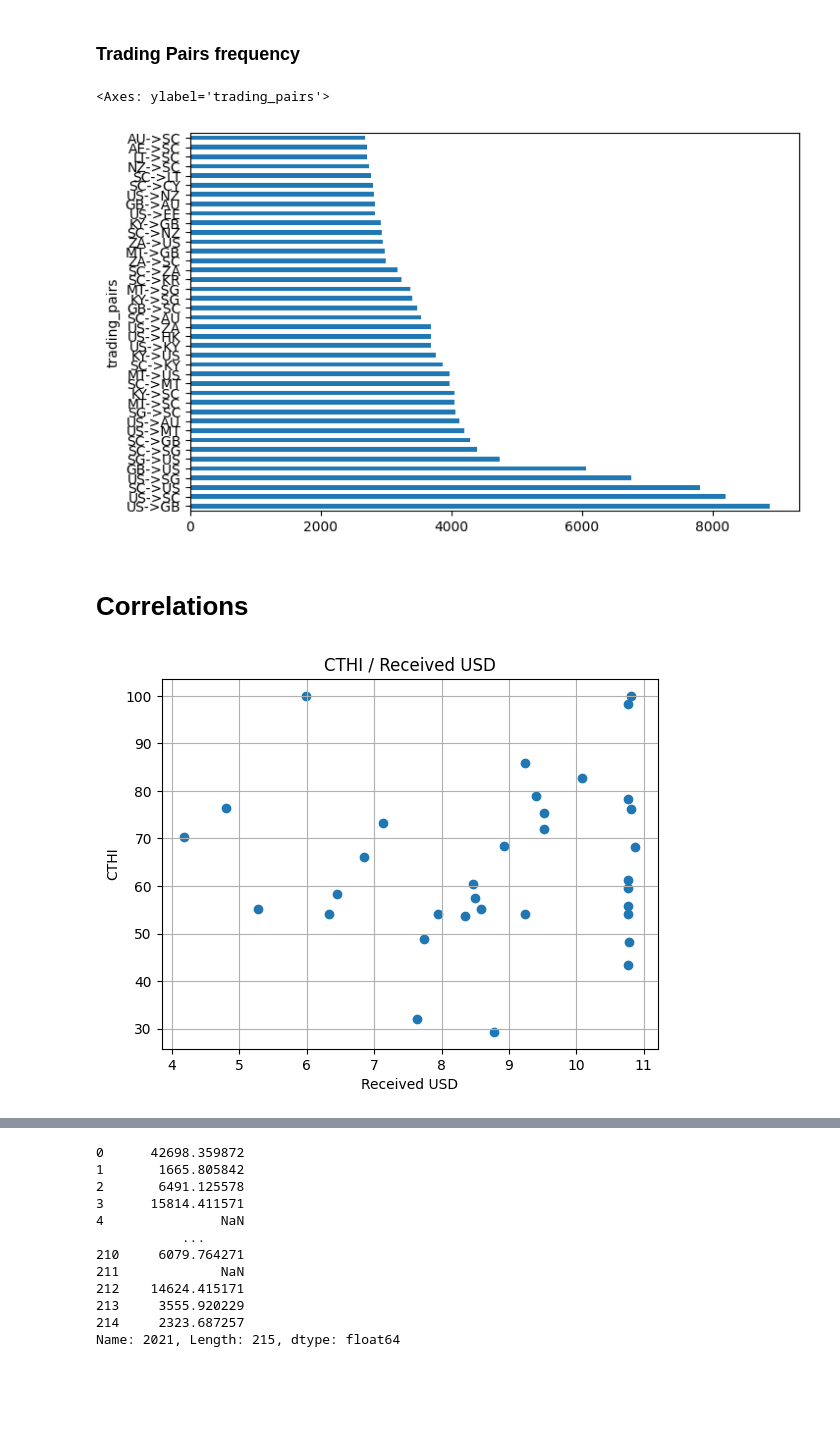
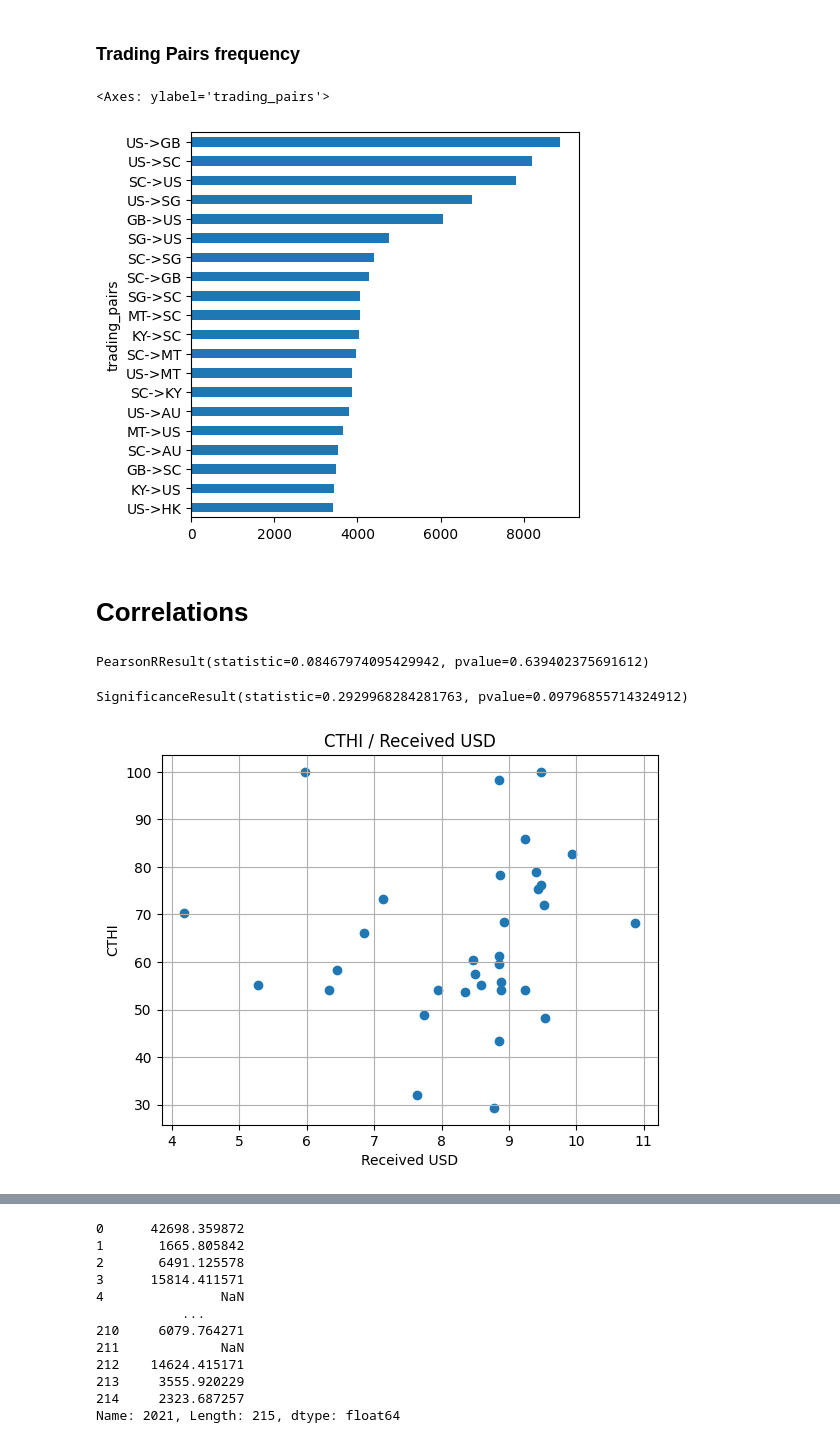
Before and after one commit to FlowDrucka64/MoneyFlow, a Jupyter notebook: data_exploration.ipynb, the cells around one changed output, grey strips where cells are left out. Cells and saved outputs as stored; diff of their text form; code cells hidden in the pictures; blank space fills up the shorter version.

```diff
--- a/data_exploration.ipynb
+++ b/data_exploration.ipynb
@@ -271,6 +273,6 @@ Flow data recorded from 2011-08-02 to 2023-04-12
 # %%
 print(f'Flows before merging actor data {flows_df.shape[0]}')
-merged_df = pd.merge(flows_df, actors_df.add_prefix('src_'), on='src_id', how='inner')
+merged_df = pd.merge(filtered_flows_df, actors_df.add_prefix('src_'), on='src_id', how='inner')
 merged_df = pd.merge(merged_df, actors_df.add_prefix('dst_'), on='dst_id', how='inner')
 print(f'Flows after merging actor data {merged_df.shape[0]}')
 display(merged_df.head())
@@ -517,10 +576,10 @@ display(merged_sum.sort_values(by='dst_value_USD', ascending=False))
 # %%
 merged_df['trading_pairs'] = merged_df['src_jurisdictions'] + '->' + merged_df['dst_jurisdictions']
 
-merged_df.trading_pairs.value_counts().head(40).plot.barh(figsize=(8, 5))
+merged_df.trading_pairs.value_counts().head(20)[::-1].plot.barh(figsize=(5, 5))
 # %% [output]
 <Axes: ylabel='trading_pairs'>
-[figure, old version]
+[figure, new version]
 # %% [markdown]
 # Correlations
 # %%
@@ -538,8 +597,15 @@ plt.xlabel('Received USD')
 plt.ylabel('CTHI')
 plt.title('CTHI / Received USD')
 plt.grid(True)
+corr = pearsonr(receivers_cthi.dst_value_USD, receivers_cthi['Haven Score'])
+display(corr)
+
+corr = spearmanr(receivers_cthi.dst_value_USD, receivers_cthi['Haven Score'])
+display(corr)
 # %% [output]
+PearsonRResult(statistic=0.08467974095429942, pvalue=0.639402375691612)
+SignificanceResult(statistic=0.2929968284281763, pvalue=0.09796855714324912)
-[figure, old version]
+[figure, new version]
 # %%
 # Prepare CPI
 cpi_country = pd.merge(cpi, country_codes, left_on='Country', right_on='name', how='inner')
```
Also changed, not shown: parts of 12 cells of this notebook, 2 other files.
